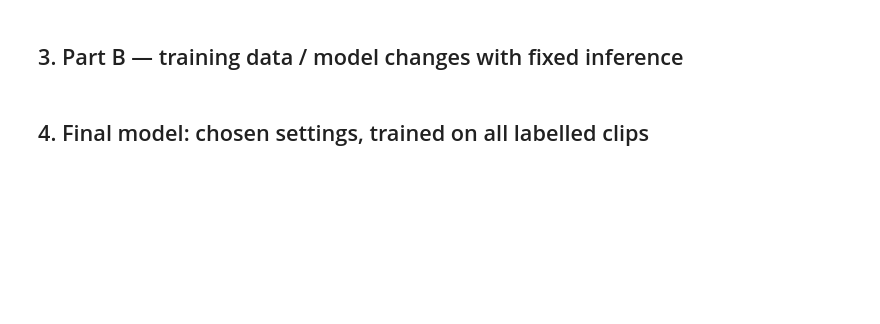
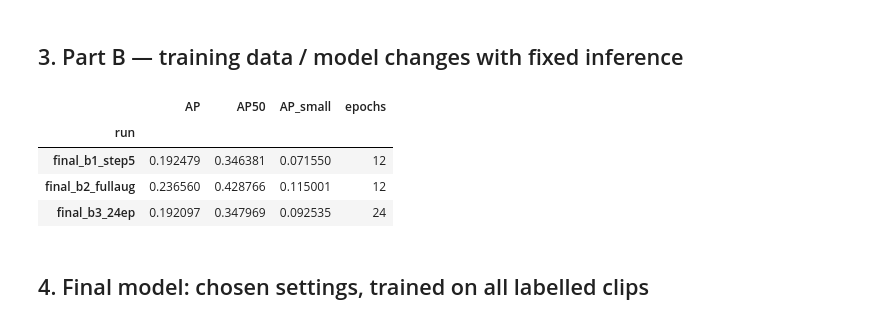
Before and after one commit to dd8ria/ai-hw2, a Jupyter notebook: notebooks/06_final_pipeline.ipynb, the cells around one changed output. Saved outputs shown, nothing was run; the diff lists cells and outputs as text; code cells hidden in the pictures; blank space fills up the shorter version.

Commit message:
added partB

```diff
--- a/notebooks/06_final_pipeline.ipynb
+++ b/notebooks/06_final_pipeline.ipynb
@@ -116,6 +221,19 @@ RUN_B = ["final_b1_step5", "final_b2_fullaug", "final_b3_24ep"]
 # each job carries its own dataset; with 2 GPUs b1 + b2 run together, then b3
 parallel.run_parallel([(n, B[n][1], B[n][0]) for n in RUN_B], RUNS, folds_csv=OUT / "folds.csv")
 display(show(pd.concat([vdet.collect_results(RESULT_DIRS, BASE_RUN), vdet.collect_results(RESULT_DIRS, "final_b")])))
+# %%
+b = vdet.collect_results(RESULT_DIRS, "final_b")
+
+if len(b):
+    display(b[["AP", "AP50", "AP_small", "epochs"]])
+else:
+    print("Part B results not found")
+# %% [output]
+|  | AP | AP50 | AP_small | epochs |
+| run |  |  |  |  |
+| final_b1_step5 | 0.192479 | 0.346381 | 0.071550 | 12 |
+| final_b2_fullaug | 0.236560 | 0.428766 | 0.115001 | 12 |
+| final_b3_24ep | 0.192097 | 0.347969 | 0.092535 | 24 |
 # %% [markdown]
 ## 4. Final model: chosen settings, trained on all labelled clips
 # %%
```
Also changed, not shown: parts of 14 cells of this notebook.
